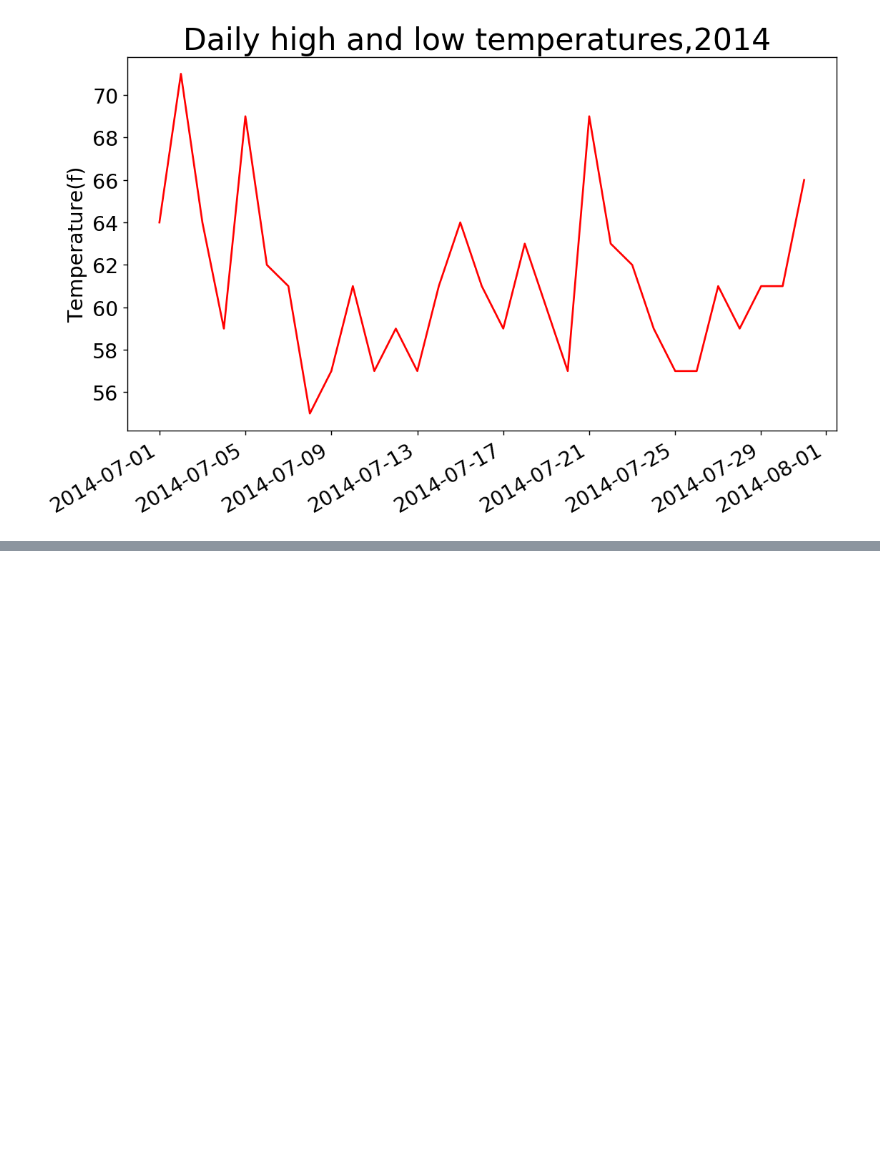
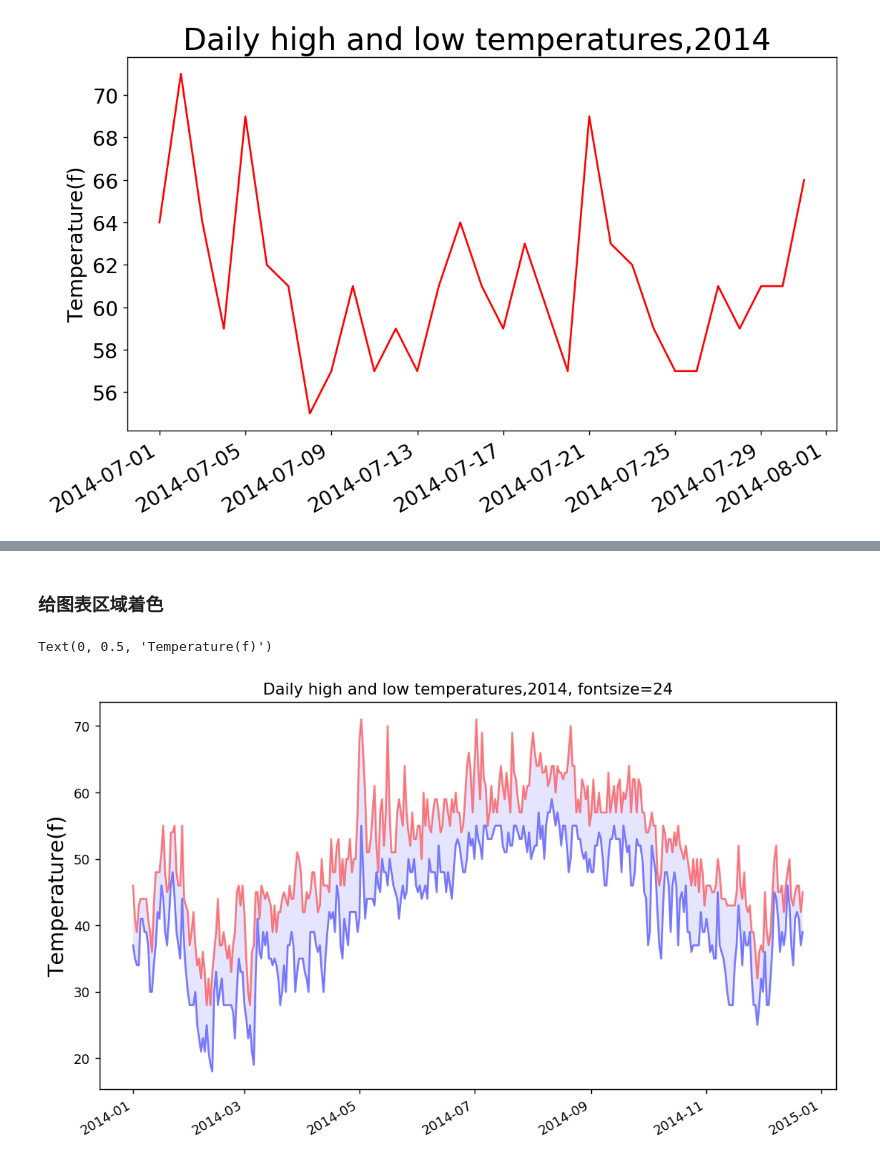
Before and after one commit to chenboshuo/learn_python, a Jupyter notebook: jupyter_note/data_visualization.ipynb, the cells around one changed output, grey strips where cells are left out. Cells and saved outputs as stored; diff of their text form; code cells hidden in the pictures; blank space fills up the shorter version.

```diff
--- a/jupyter_note/data_visualization.ipynb
+++ b/jupyter_note/data_visualization.ipynb
@@ -577,0 +610,17 @@ plt.tick_params(axis='both', which='major', labelsize=16)
+# %% [markdown]
+### 给图表区域着色
+# %%
+# 根据数据绘制图形
+fig = plt.figure(dpi=128, figsize=(10,6))
+plt.plot(dates,highs, c='red',alpha=0.5)
+plt.plot(dates,lows, c='blue', alpha=0.5)
+plt.fill_between(dates,highs,lows,facecolor='blue', alpha=0.1)# alpha表示透明度，0完全透明，1完全不透明
+                                    # facecolor 为填充区域的颜色
+# 设置图像格式
+plt.title('Daily high and low temperatures,2014, fontsize=24')
+plt.xlabel('',fontsize=16)
+fig.autofmt_xdate() # 调用该函数绘制倾斜的日期
+plt.ylabel('Temperature(f)', fontsize=16)
+# %% [output]
+Text(0, 0.5, 'Temperature(f)')
+[figure, added]
```
Also changed, not shown: parts of 5 cells of this notebook, 1 other file.
